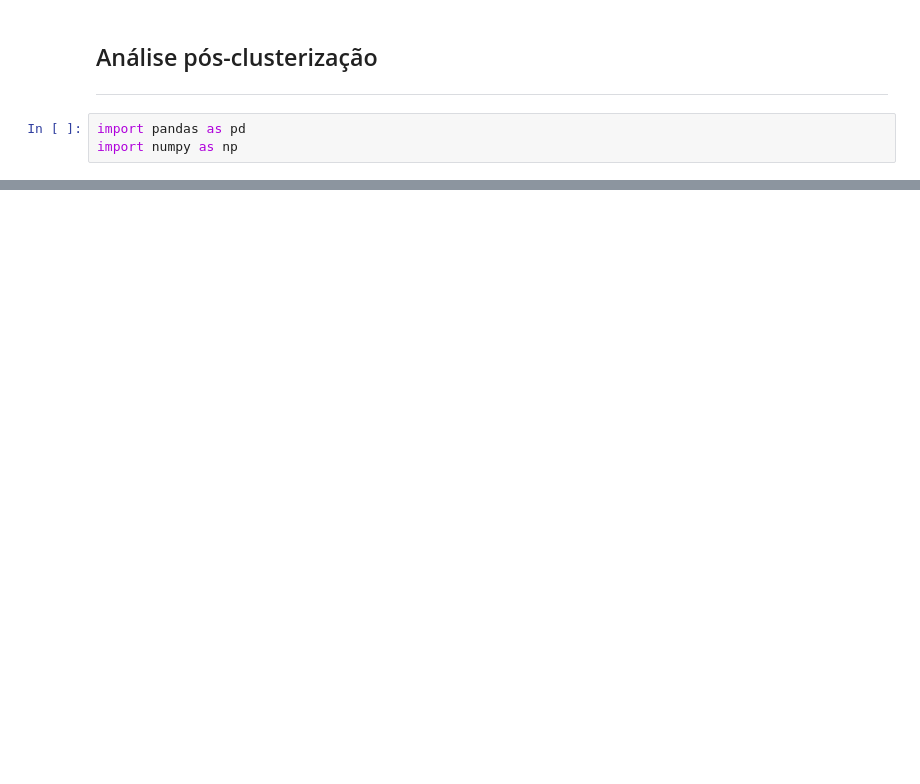
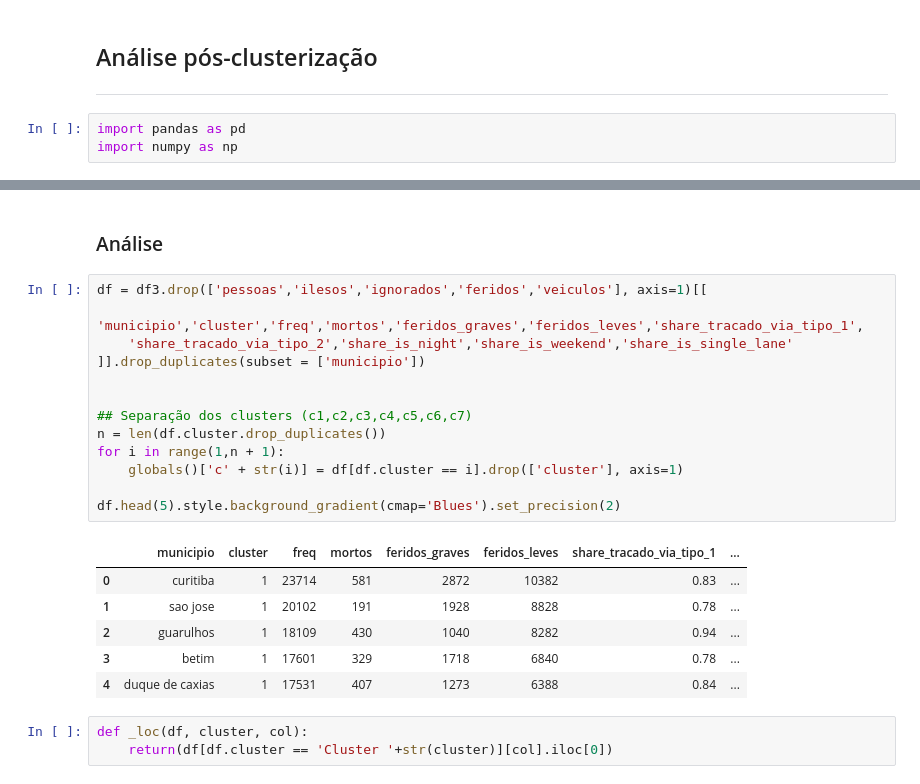
Before and after one commit to FelipeGBarreto/analise_cluster_acidentes_rodovias_federais, a Jupyter notebook: Scripts/Analise pos-clusterizacao.ipynb, the cells around one changed output, grey strips where cells are left out. Saved outputs shown, nothing was run; the diff lists cells and outputs as text; blank space fills up the shorter version.

Commit message:
Análise dados

```diff
--- a/Scripts/Analise pos-clusterizacao.ipynb
+++ b/Scripts/Analise pos-clusterizacao.ipynb
@@ -45,0 +37,25 @@ df5.head(2)
+# %% [markdown]
+### Análise
+# %%
+df = df3.drop(['pessoas','ilesos','ignorados','feridos','veiculos'], axis=1)[[
+    'municipio','cluster','freq','mortos','feridos_graves','feridos_leves','share_tracado_via_tipo_1',
+    'share_tracado_via_tipo_2','share_is_night','share_is_weekend','share_is_single_lane'
+]].drop_duplicates(subset = ['municipio'])
+
+
+## Separação dos clusters (c1,c2,c3,c4,c5,c6,c7)
+n = len(df.cluster.drop_duplicates())
+for i in range(1,n + 1):
+    globals()['c' + str(i)] = df[df.cluster == i].drop(['cluster'], axis=1)
+
+df.head(5).style.background_gradient(cmap='Blues').set_precision(2)
+# %% [output]
+|  | municipio | cluster | freq | mortos | feridos_graves | feridos_leves | share_tracado_via_tipo_1 | ... |
+| 0 | curitiba | 1 | 23714 | 581 | 2872 | 10382 | 0.83 | ... |
+| 1 | sao jose | 1 | 20102 | 191 | 1928 | 8828 | 0.78 | ... |
+| 2 | guarulhos | 1 | 18109 | 430 | 1040 | 8282 | 0.94 | ... |
+| 3 | betim | 1 | 17601 | 329 | 1718 | 6840 | 0.78 | ... |
+| 4 | duque de caxias | 1 | 17531 | 407 | 1273 | 6388 | 0.84 | ... |
+# %%
+def _loc(df, cluster, col):
+    return(df[df.cluster == 'Cluster '+str(cluster)][col].iloc[0])
```
Also changed, not shown: parts of 14 cells of this notebook, 7 other files.
